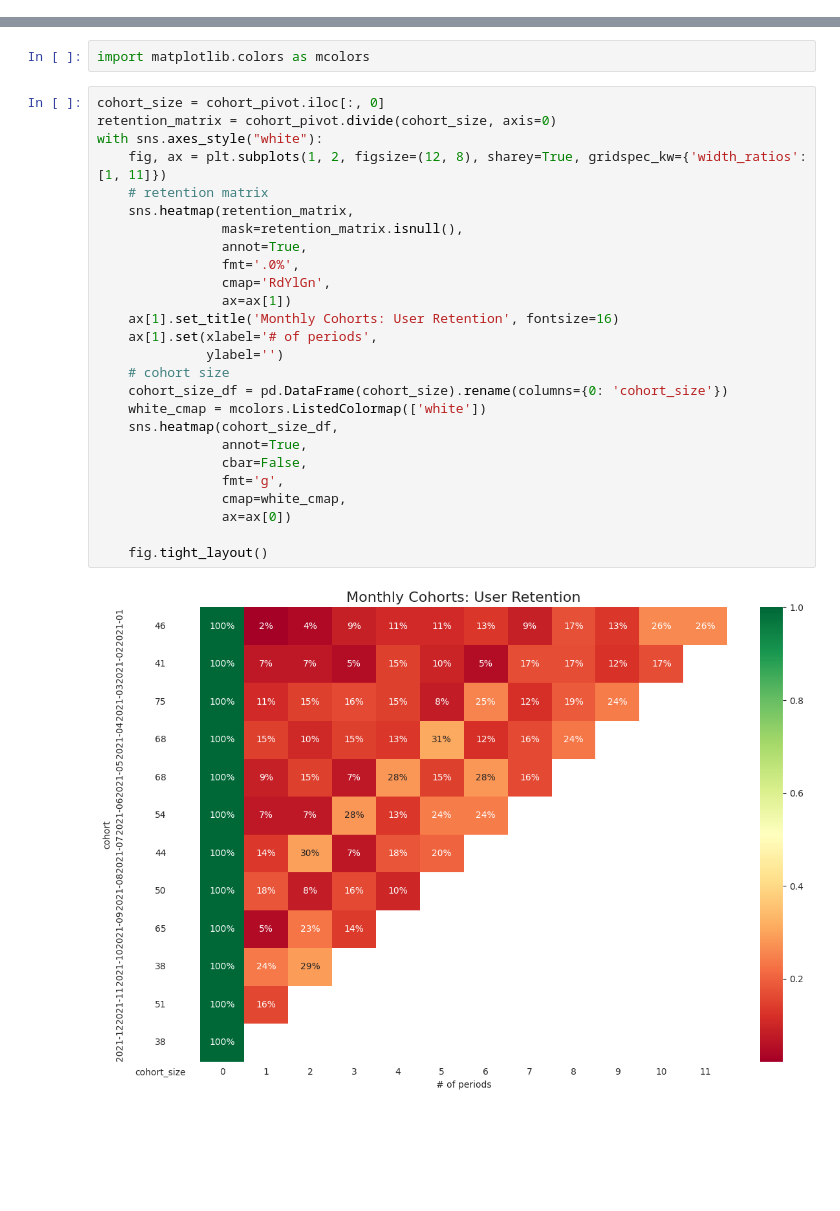
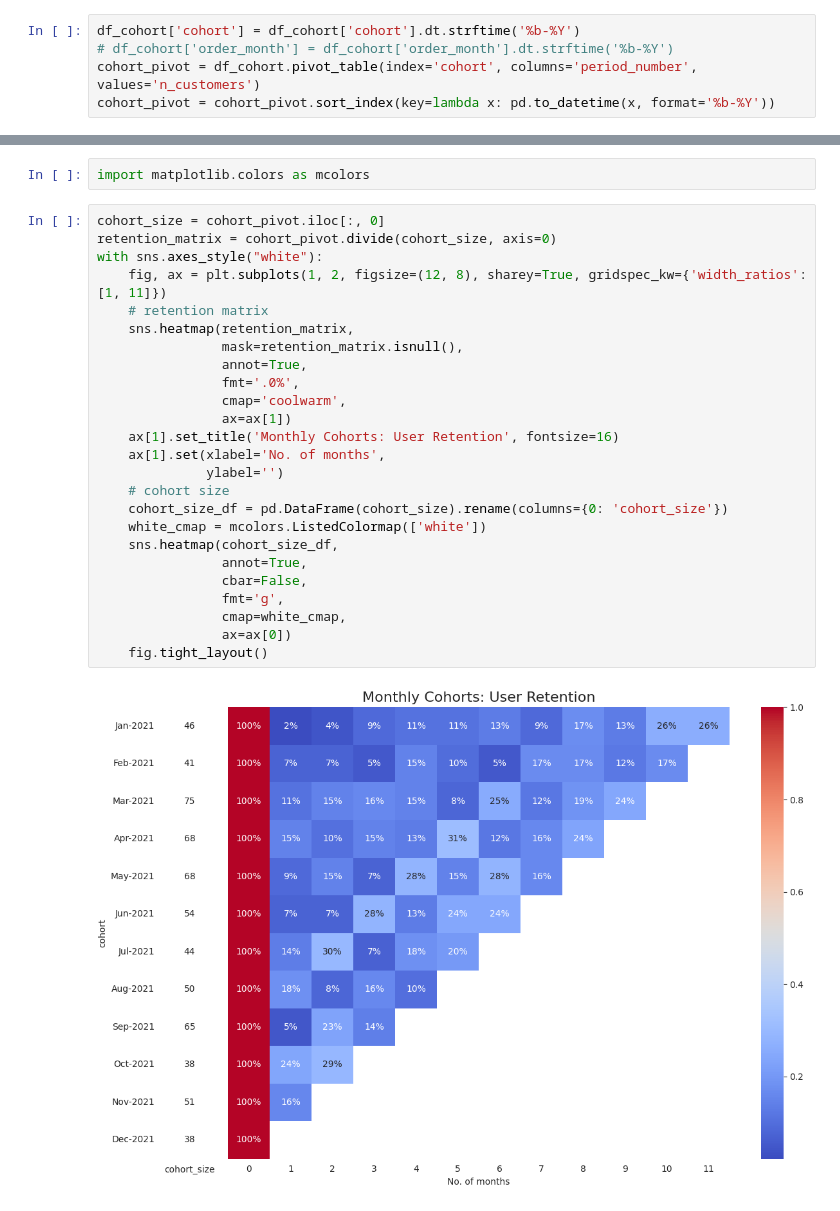
Before and after one commit to VenkataPrasad97/Task, a Jupyter notebook: task_rfm.ipynb, the cells around one changed output, grey strips where cells are left out. Saved outputs shown, nothing was run; the diff lists cells and outputs as text; blank space fills up the shorter version.

```diff
--- a/task_rfm.ipynb
+++ b/task_rfm.ipynb
@@ -181,3 +187,8 @@ cohort_pivot = df_cohort.pivot_table(index='cohort', columns='period_number', va
+# %%
+df_cohort['cohort'] = df_cohort['cohort'].dt.strftime('%b-%Y')
+# df_cohort['order_month'] = df_cohort['order_month'].dt.strftime('%b-%Y')
+cohort_pivot = df_cohort.pivot_table(index='cohort', columns='period_number', values='n_customers')
+cohort_pivot = cohort_pivot.sort_index(key=lambda x: pd.to_datetime(x, format='%b-%Y'))
 # %%
 cohort_pivot
 # %% [output]
@@ -200,28 +211,27 @@ import matplotlib.colors as mcolors
 # %%
 cohort_size = cohort_pivot.iloc[:, 0]
 retention_matrix = cohort_pivot.divide(cohort_size, axis=0)
 with sns.axes_style("white"):
     fig, ax = plt.subplots(1, 2, figsize=(12, 8), sharey=True, gridspec_kw={'width_ratios': [1, 11]})
     # retention matrix
     sns.heatmap(retention_matrix,
                 mask=retention_matrix.isnull(),
                 annot=True,
                 fmt='.0%',
-                cmap='RdYlGn',
+                cmap='coolwarm',
                 ax=ax[1])
     ax[1].set_title('Monthly Cohorts: User Retention', fontsize=16)
-    ax[1].set(xlabel='# of periods',
+    ax[1].set(xlabel='No. of months',
               ylabel='')
     # cohort size
     cohort_size_df = pd.DataFrame(cohort_size).rename(columns={0: 'cohort_size'})
     white_cmap = mcolors.ListedColormap(['white'])
     sns.heatmap(cohort_size_df,
                 annot=True,
                 cbar=False,
                 fmt='g',
                 cmap=white_cmap,
                 ax=ax[0])
-
     fig.tight_layout()
 # %% [output]
-[figure, old version]
+[figure, new version]
```
Also changed, not shown: parts of 4 cells of this notebook.
